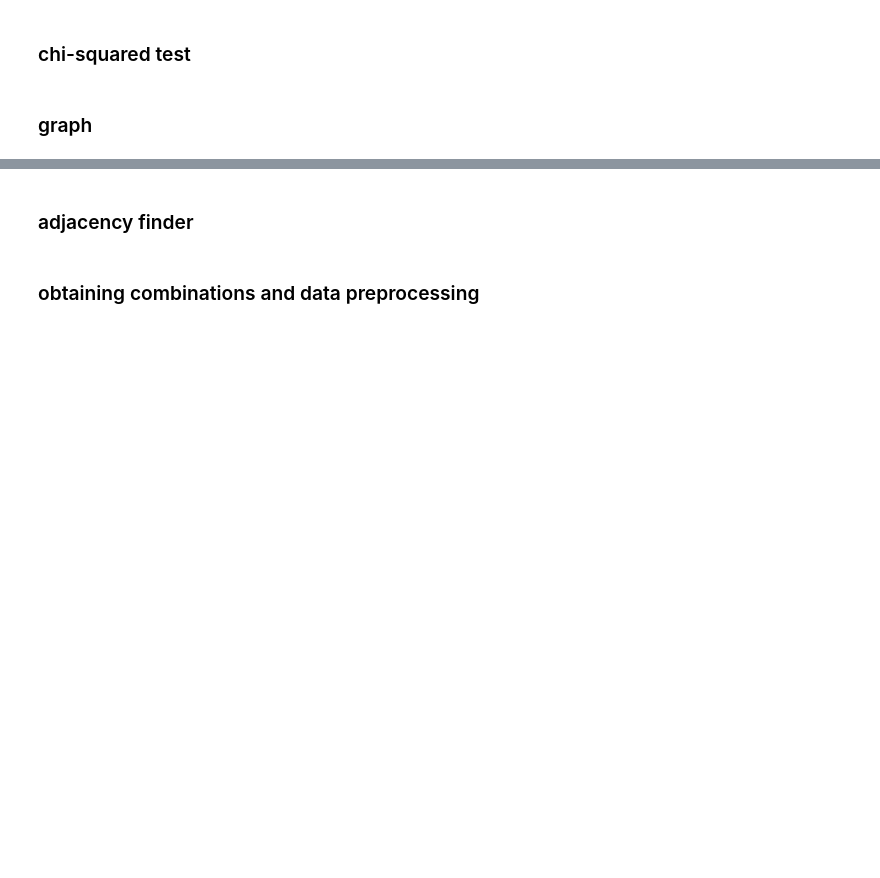
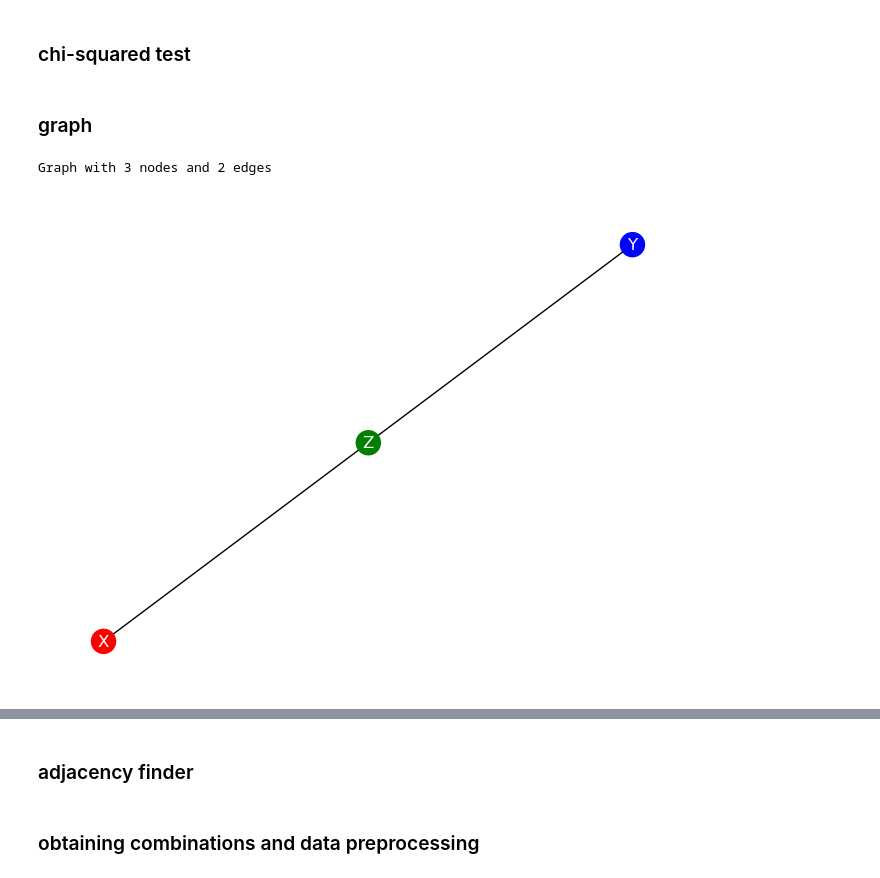
Before and after one commit to Elicit3495/ML_FYP, a Jupyter notebook: conditional.ipynb, the cells around one changed output, grey strips where cells are left out. Saved outputs shown, nothing was run; the diff lists cells and outputs as text; code cells hidden in the pictures; blank space fills up the shorter version.

```diff
--- a/conditional.ipynb
+++ b/conditional.ipynb
@@ -66,0 +69,13 @@ def Graph(df):
+# %%
+g = nx.Graph()
+g.add_node('X', color='red')
+g.add_node('Y', color='blue')
+g.add_node('Z', color='green')
+g.add_edge('X', 'Z')
+g.add_edge('Y', 'Z')
+colors = [node[1]['color'] for node in g.nodes(data=True)]
+print(g)
+nx.draw(g, node_color=colors, with_labels=True, font_color='white')
+# %% [output]
+Graph with 3 nodes and 2 edges
+[figure, added]
```
Also changed, not shown: parts of 9 cells of this notebook, 7 other files.
